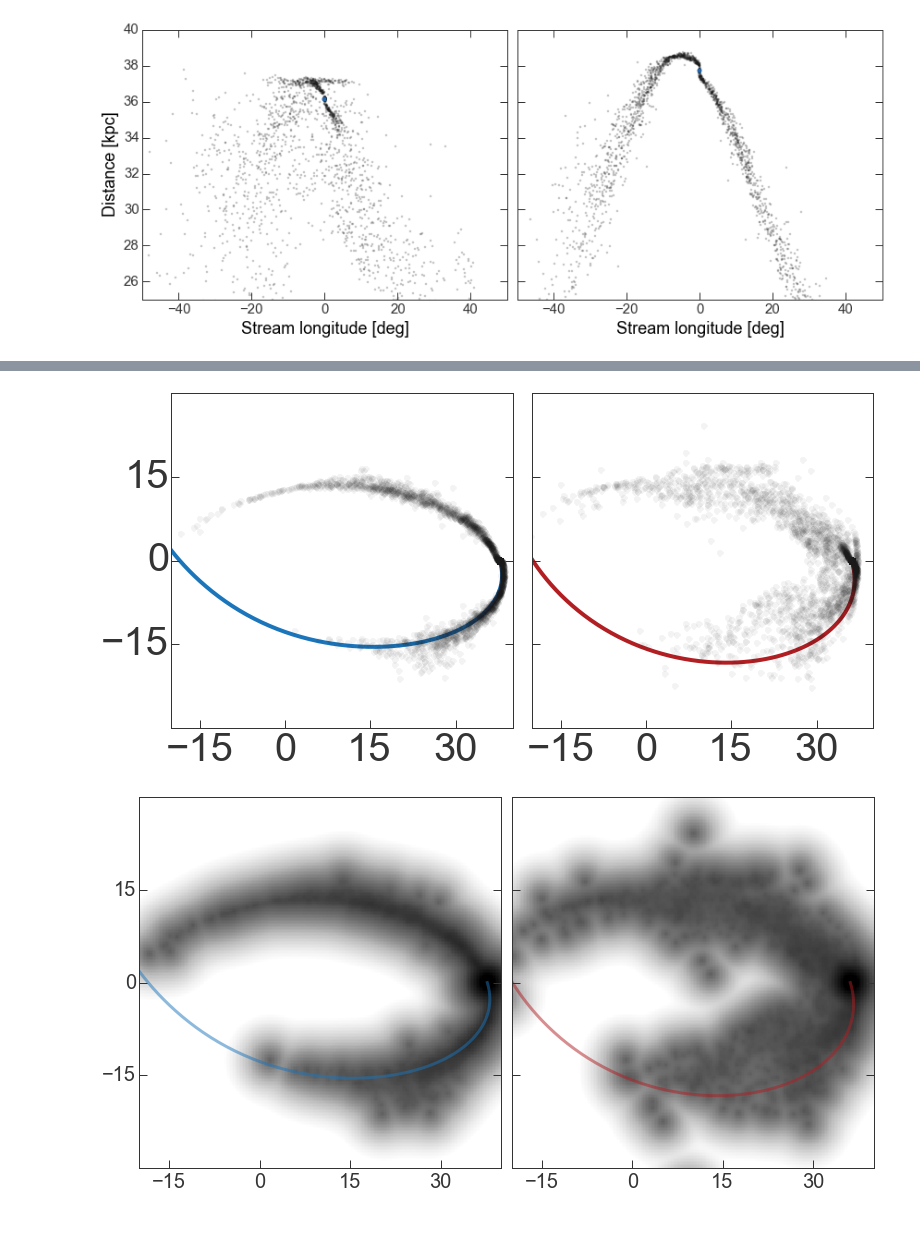
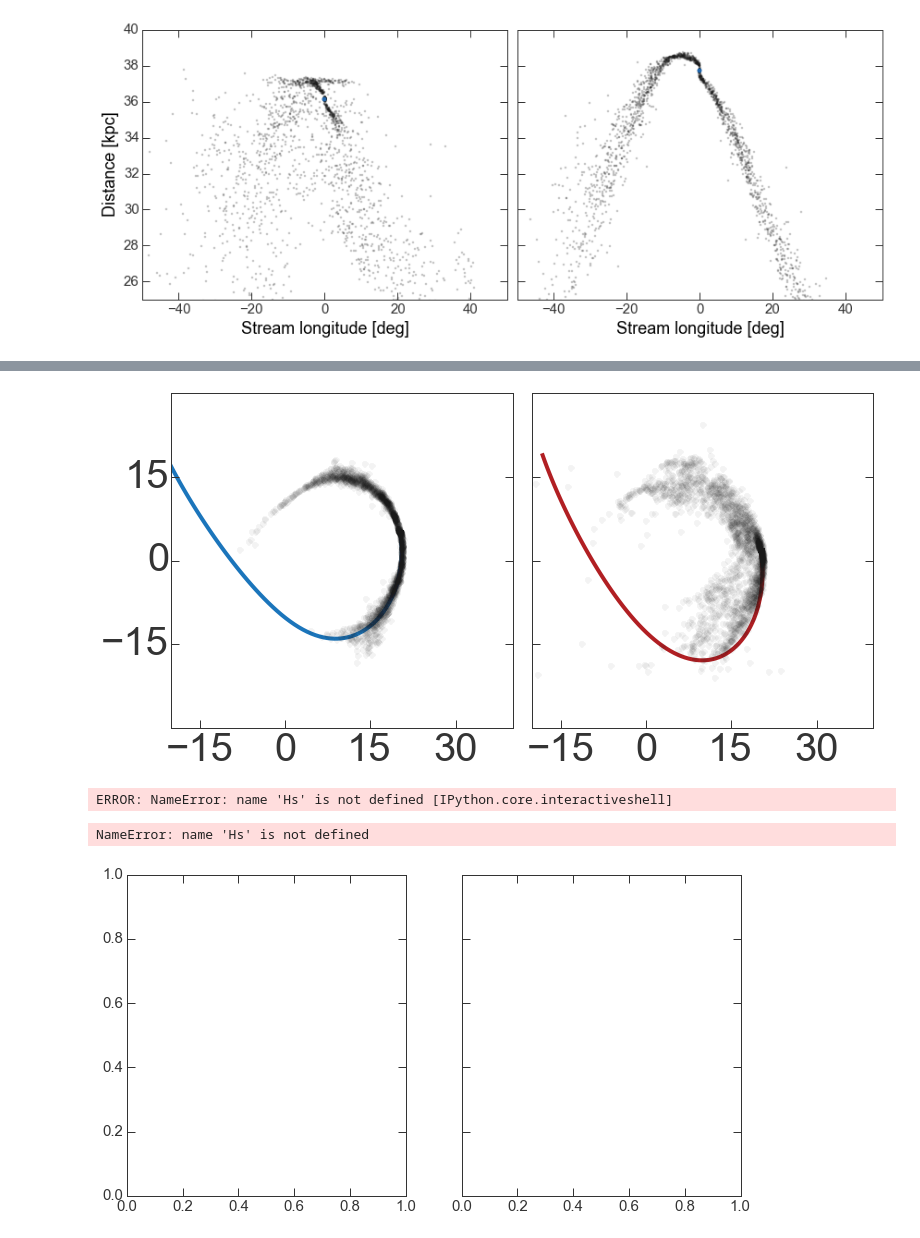
Before and after one commit to adrn/StreamMorphology, a Jupyter notebook: notebooks/AAS 225.ipynb, the cells around one changed output, grey strips where cells are left out. Drawn from its saved outputs; the diff is of its cells as text; code cells hidden in the pictures.

```diff
--- a/notebooks/AAS 225.ipynb
+++ b/notebooks/AAS 225.ipynb
@@ -198,0 +200,4 @@ name = 'fast'
+# %%
+scf = io.APWSCFReader("/Users/adrian/projects/morphology/simulations/runs/fast_freq_diff_2.5e4/")
+tbl = scf.read_snap("SNAP050",units=galactic)
+tbl.meta
@@ -308,7 +319,7 @@ fig.tight_layout()
 # %%
 fig,axes = plt.subplots(1,2,figsize=(12,5),sharex=True,sharey=True)
 
-for i,(x,cen_x) in enumerate(zip([fast_x[:,:3], slow_x[:,:3]],[fast_cen_x,slow_cen_x])):
+for i,(x,cen_x) in enumerate(zip([fast_w[:,:3], slow_w[:,:3]],[fast_cen_w[:,:3],slow_cen_w[:,:3]])):
     r = np.sqrt(np.sum(x[:,:3]**2, axis=-1))
     phi = np.arctan2(x[:,1],x[:,0])
     theta = np.arccos(x[:,2]/r)
@@ -332,7 +343,7 @@ fig,axes = plt.subplots(2,2,figsize=(10,10),sharex='row',sharey='row')
 
 kwargs = dict(marker='o', linestyle='none', alpha=0.1)
 
-for i,(x,cen_x) in enumerate(zip([slow_x[:,:3],fast_x[:,:3]],[slow_cen_x,fast_cen_x])):
+for i,(x,cen_x) in enumerate(zip([slow_w[:,:3],fast_w[:,:3]],[slow_cen_w[:,:3],fast_cen_w[:,:3]])):
 
     ax = axes[0]
 
@@ -374,7 +385,7 @@ fig,axes = plt.subplots(1,2,figsize=(11,5.5),sharex=True,sharey=True)
 kwargs = dict(marker='o', linestyle='none', alpha=0.05, markersize=7)
 colors = ["#1b75bb","#b11f23"]
 
-for i,(x,cen_x) in enumerate(zip([slow_x[:,:3],fast_x[:,:3]],[slow_cen_x,fast_cen_x])):
+for i,(x,cen_x) in enumerate(zip([slow_w[:,:3],fast_w[:,:3]],[slow_cen_w[:,:3],fast_cen_w[:,:3]])):
     axes[i].plot(x[:,0], x[:,1], **kwargs)
     axes[i].plot(cen_x[-100:,0], cen_x[-100:,1], marker=None, linestyle='-', linewidth=4, color=colors[i], zorder=-1)
 #     axes[i].plot(cen_x[-1,0], cen_x[-1,1], marker='x', markersize=10, markeredgewidth=2, color='k')
@@ -389,9 +400,9 @@ for i,(x,cen_x) in enumerate(zip([slow_x[:,:3],fast_x[:,:3]],[slow_cen_x,fast_ce
         tick.label.set_fontsize(40)
 
 fig.tight_layout()
-fig.savefig("/Users/adrian/papers/posters/AAS225/figures/figure4.pdf", transparent=True)
+# fig.savefig("/Users/adrian/papers/posters/AAS225/figures/figure4.pdf", transparent=True)
 # %% [output]
-[figure, old version]
+[figure, new version]
 # %%
 from sklearn.neighbors import KernelDensity
 # %%
@@ -404,38 +415,40 @@ fig,axes = plt.subplots(1,2,figsize=(11,5.75),sharex=True,sharey=True)
 kwargs = dict(marker='o', linestyle='none', alpha=0.1)
 colors = ["#1b75bb","#b11f23"]
 
-for i,(x,cen_x) in enumerate(zip([slow_x[:,:3],fast_x[:,:3]],[slow_cen_x,fast_cen_x])):
+for i,(x,cen_x) in enumerate(zip([slow_w[:,:3],fast_w[:,:3]],[slow_cen_w[:,:3],fast_cen_w[:,:3]])):
     # axes[i].plot(x[:,0], x[:,1], **kwargs)
     xbins = np.linspace(-20,40,250)
     ybins = np.linspace(-30,30,250)
     sh = (len(xbins),len(ybins))
 
     if len(Hs) < 2:
         kde.fit(x[:,:2])
         xgrid,ygrid = map(np.ravel, np.meshgrid(xbins,ybins))
         grid = np.vstack((xgrid,ygrid)).T
         H = kde.score_samples(grid)
         Hs.append(H)
 
     HH = Hs[i].reshape(sh)
     # H,xedges,yedges = np.histogram2d(x[:,0], x[:,1], bins=(xbins,ybins))
 #     HH = np.log(H - H.min())
 #     HH[~np.isfinite(HH)] = -9999
     axes[i].pcolormesh(xgrid.reshape(sh), ygrid.reshape(sh), HH, cmap='Greys',
                        vmin=-25, vmax=-3)
 
     axes[i].plot(cen_x[-100:,0], cen_x[-100:,1], marker=None, linestyle='-', linewidth=3, color=colors[i], alpha=0.5)
 
     axes[i].set_xlim(xbins.min(),xbins.max())
     axes[i].set_ylim(ybins.min(),ybins.max())
 
     axes[i].set_xticks(range(-15,31,15))
     axes[i].set_yticks(range(-15,16,15))
 
     for tick in axes[i].xaxis.get_major_ticks() + axes[i].yaxis.get_major_ticks():
         tick.label.set_fontsize(20)
 
 fig.tight_layout()
 # fig.savefig("/Users/adrian/papers/posters/AAS225/figures/figure4.pdf", transparent=True)
 # %% [output]
+ERROR: NameError: name 'Hs' is not defined [IPython.core.interactiveshell]
+NameError: name 'Hs' is not defined
-[figure, old version]
+[figure, new version]
```
Also changed, not shown: parts of 11 cells of this notebook, 2 other files.
